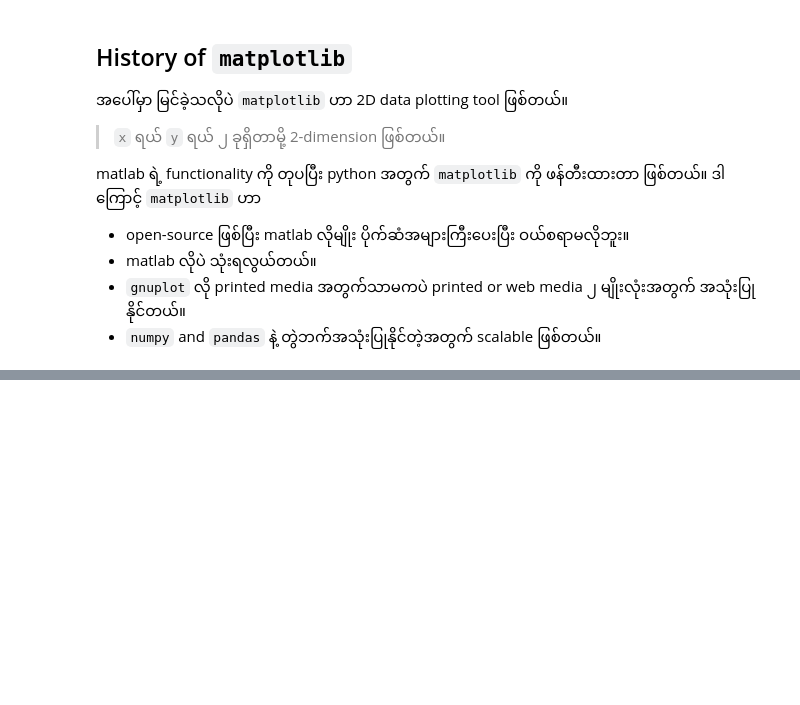
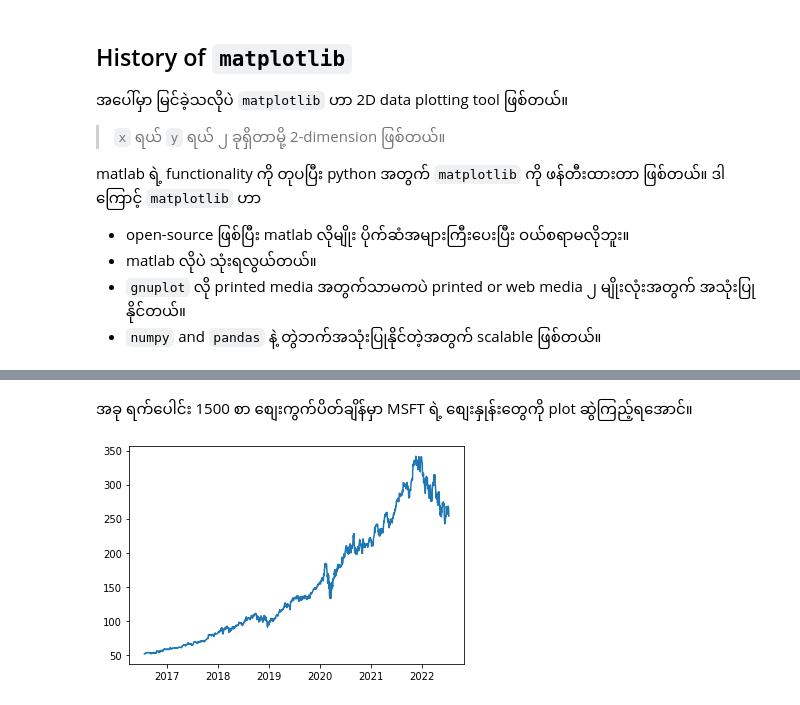
Before and after one commit to neolaw84/data_science_using_python_labs, a Jupyter notebook: week15/01_matplotlib_p1.ipynb, the cells around one changed output, grey strips where cells are left out. Saved outputs shown, nothing was run; the diff lists cells and outputs as text; code cells hidden in the pictures; blank space fills up the shorter version.

```diff
--- a/week15/01_matplotlib_p1.ipynb
+++ b/week15/01_matplotlib_p1.ipynb
@@ -104,0 +135,7 @@ df_X, ds_y = datasets.fetch_california_housing(return_X_y=True, as_frame=True)
+# %%
+msft = yf.Ticker("MSFT")
+
+# get historical market data
+hist = msft.history(period="max")
+print (type(hist))
+hist.head()
@@ -104,0 +151,8 @@ df_X, ds_y = datasets.fetch_california_housing(return_X_y=True, as_frame=True)
+# %% [markdown]
+အခု ရက်ပေါင်း 1500 စာ စျေးကွက်ပိတ်ချိန်မှာ MSFT ရဲ့ စျေးနှုန်းတွေကို plot ဆွဲကြည့်ရအောင်။
+# %%
+NUM_DAYS = 1500
+plt.plot(hist.index[-NUM_DAYS:], hist.Close[-NUM_DAYS:])
+plt.show()
+# %% [output]
+[figure, added]
```
Also changed, not shown: parts of 17 cells of this notebook.
